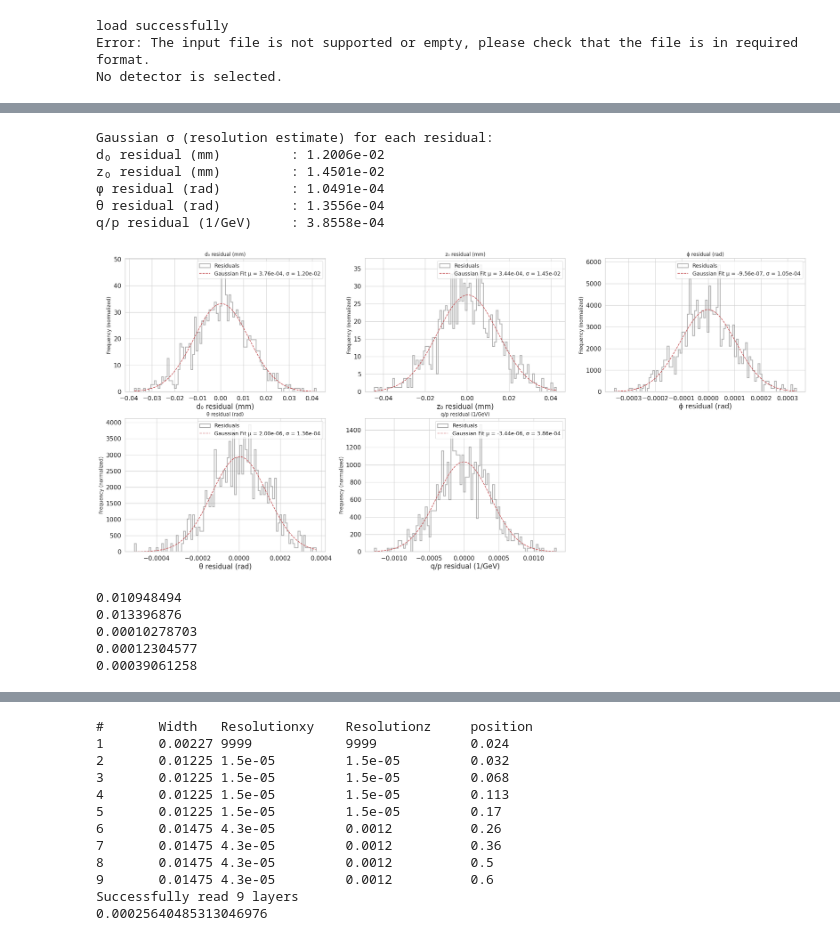
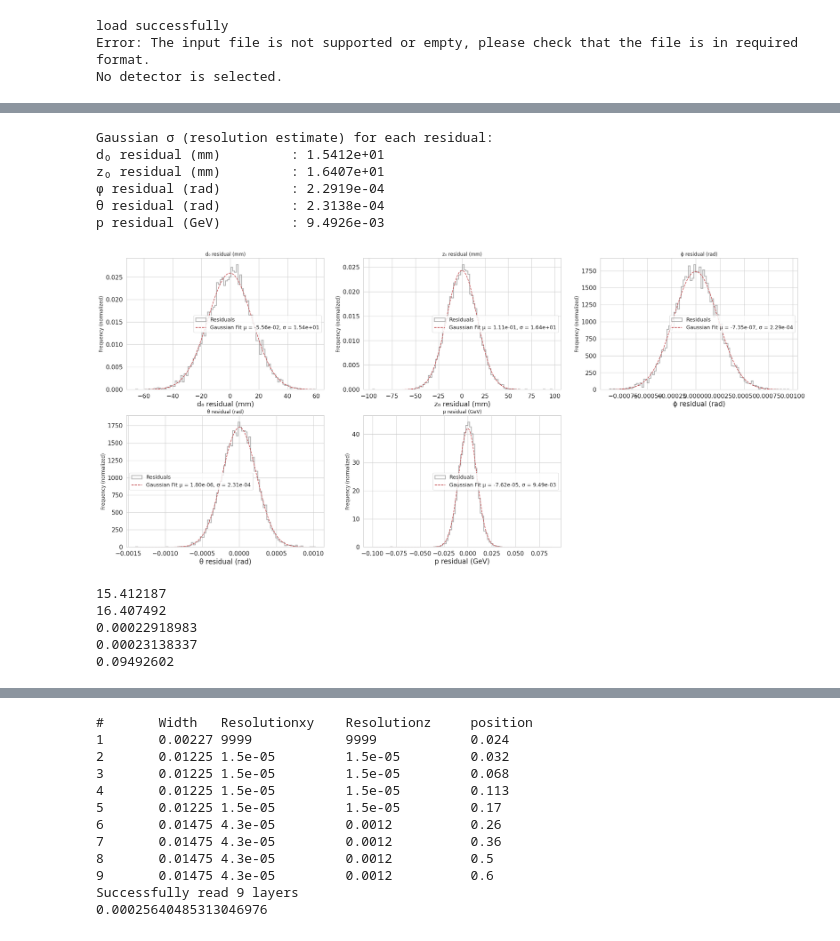
Before and after one commit to dlai211/iris-hep-log, a Jupyter notebook: TrackingResolution-3.0/TrackingResolution-3.0/trackingerror.py.ipynb, the cells around one changed output, grey strips where cells are left out. Drawn from its saved outputs; the diff is of its cells as text; code cells hidden in the pictures.

```diff
--- a/TrackingResolution-3.0/TrackingResolution-3.0/trackingerror.py.ipynb
+++ b/TrackingResolution-3.0/TrackingResolution-3.0/trackingerror.py.ipynb
@@ -377,24 +396,33 @@ arrays = tree.arrays([
     "t_z0", "eLOC1_fit", "res_eLOC1_fit",
     "t_phi", "ePHI_fit", "res_ePHI_fit",
     "t_theta", "eTHETA_fit", "res_eTHETA_fit",
-    "t_p", "t_charge", "eQOP_fit", "res_eQOP_fit",
+    "t_p", "t_pT", "t_charge", "eQOP_fit", "res_eQOP_fit",
     "eT_fit", "t_time", "res_eT_fit"
 ], library="ak")
 
 flat = {field: ak.flatten(arrays[field]) for field in arrays.fields}
+
+flat1 = {
+    'res_eLOC0_fit': ak.flatten(tree["res_eLOC0_fit"].array()),
+    'res_eLOC1_fit': ak.flatten(tree["res_eLOC1_fit"].array()),
+    'res_ePHI_fit': ak.flatten(tree["res_ePHI_fit"].array()),
+    'res_eTHETA_fit': ak.flatten(tree["res_eTHETA_fit"].array()),
+    'res_eQOP_fit': np.abs(1/ak.flatten(tree["res_eQOP_fit"].array())),
+    'res_eT_fit': ak.flatten(tree["res_eT_fit"].array())
+}
 
 calc_residuals = {
     "res_eLOC0_fit": flat["eLOC0_fit"] - flat["t_d0"],
     "res_eLOC1_fit": flat["eLOC1_fit"] - flat["t_z0"],
     "res_ePHI_fit":   flat["ePHI_fit"]   - flat["t_phi"],
     "res_eTHETA_fit": flat["eTHETA_fit"] - flat["t_theta"],
-    "res_eQOP_fit":   flat["eQOP_fit"]   - flat["t_charge"] / flat["t_p"],
+    "res_eQOP_fit":   np.abs(1/flat["eQOP_fit"]) - flat["t_p"],
     "res_eT_fit":     flat["eT_fit"]     - flat["t_time"]
 }
 
 print("Checking residuals match stored values:\n")
 for key, computed in calc_residuals.items():
-    stored = flat[key]
+    stored = flat1[key]
     diff = np.abs(computed - stored)
     max_diff = np.max(diff)
     all_close = np.allclose(computed, stored, rtol=1e-5, atol=1e-8)
@@ -469,68 +502,84 @@ make_plot(t_qop, arrays["eQOP_fit"], arrays["res_eQOP_fit"], "q/p", "1/GeV")
 # %%
+file = uproot.open("/data/jlai/iris-hep/output/tracksummary_ckf.root")
+tree = file["tracksummary"]
+
+
 arrays = tree.arrays([
     "res_eLOC0_fit",
     "res_eLOC1_fit",
     "res_ePHI_fit",
     "res_eTHETA_fit",
-    "res_eQOP_fit"
+    "res_eQOP_fit",
+    "eQOP_fit",
+    "t_p"
 ], library="ak")
 
-flat = {field: ak.flatten(arrays[field]) for field in arrays.fields}
+
+pT = ak.flatten(tree["t_pT"].array())
+flat = {
+    'res_eLOC0_fit': ak.flatten(tree["res_eLOC0_fit"].array()) * 1e3,
+    'res_eLOC1_fit': ak.flatten(tree["res_eLOC1_fit"].array()) * 1e3,
+    'res_ePHI_fit': ak.flatten(tree["res_ePHI_fit"].array()),
+    'res_eTHETA_fit': ak.flatten(tree["res_eTHETA_fit"].array()),
+    'res_p_fit': ( np.abs(1/ak.flatten(arrays["eQOP_fit"])) - ak.flatten(arrays["t_p"]) ) / ak.flatten(arrays["t_p"])
+}
+
+# flat = {field: ak.flatten(arrays[field]) for field in arrays.fields}
 
 labels = {
     "res_eLOC0_fit": "d₀ residual (mm)",
     "res_eLOC1_fit": "z₀ residual (mm)",
     "res_ePHI_fit": "ϕ residual (rad)",
     "res_eTHETA_fit": "θ residual (rad)",
-    "res_eQOP_fit": "q/p residual (1/GeV)"
+    "res_p_fit": "p residual (GeV)"
 }
 
 # Store fit results
 fit_results = {}
 
 plt.figure(figsize=(30, 13))
 for key, data in flat.items():
     data = data[~np.isnan(data)]  # Remove NaNs
 
     mu, sigma = norm.fit(data)
     fit_results[key] = sigma
 
     plt.subplot(231 + list(fit_results.keys()).index(key))
     counts, bins, _ = plt.hist(data, bins=100, histtype='step', linewidth=2, density=True, alpha=0.6, color='gray', label='Residuals')
 
     x = np.linspace(bins[0], bins[-1], 1000)
     plt.plot(x, norm.pdf(x, mu, sigma), 'r--', label=f'Gaussian Fit μ = {mu:.2e}, σ = {sigma:.2e}')
 
     plt.title(labels[key])
     plt.xlabel(labels[key])
     plt.ylabel("Frequency (normalized)", fontsize=12)
     plt.legend()
     plt.grid(True)
     # plt.tight_layout()
     # plt.show()
 
 print("\nGaussian σ (resolution estimate) for each residual:")
 for key, sigma in fit_results.items():
     print(f"{labels[key]:<25}: {sigma:.4e}")
 # %% [output]
 Gaussian σ (resolution estimate) for each residual:
-d₀ residual (mm)         : 1.2006e-02
-z₀ residual (mm)         : 1.4501e-02
-ϕ residual (rad)         : 1.0491e-04
-θ residual (rad)         : 1.3556e-04
-q/p residual (1/GeV)     : 3.8558e-04
+d₀ residual (mm)         : 1.5412e+01
+z₀ residual (mm)         : 1.6407e+01
+ϕ residual (rad)         : 2.2919e-04
+θ residual (rad)         : 2.3138e-04
+p residual (GeV)         : 9.4926e-03
-[figure, old version]
+[figure, new version]
 # %%
 for key, data in flat.items():
     data = data[~np.isnan(data)]
     mu, sigma = norm.fit(data)
     print(fit_results[key])
 # %% [output]
-0.010948494
-0.013396876
-0.00010278703
-0.00012304577
-0.00039061258
+15.412187
+16.407492
+0.00022918983
+0.00023138337
+0.09492602
 # %%
 # Mapping for ACTS variable names to human-readable labels
 var_map = {
```
Also changed, not shown: parts of 7 cells of this notebook, 4 other files.
